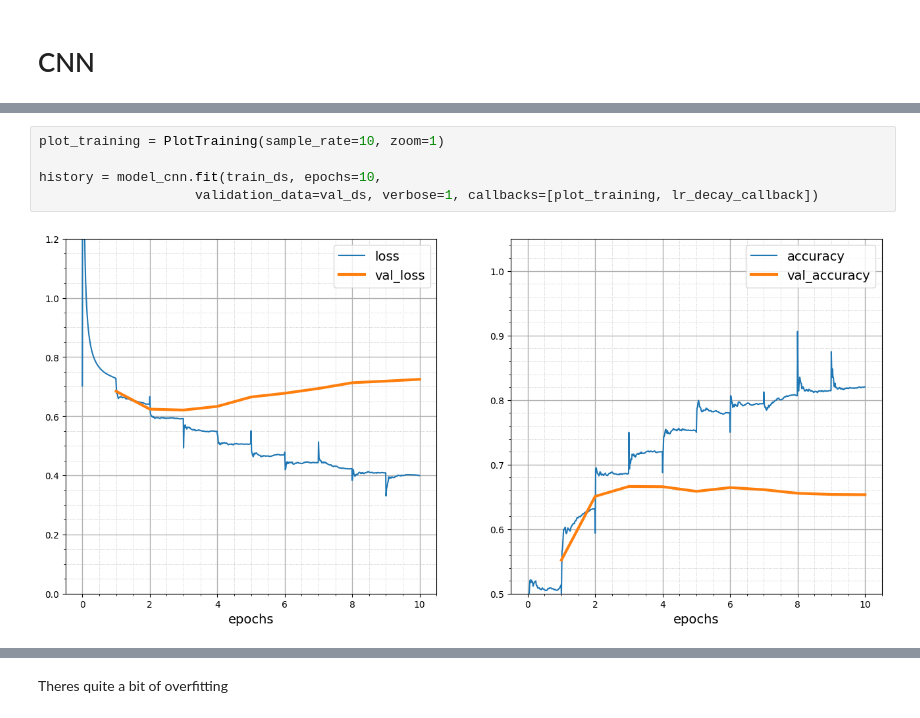
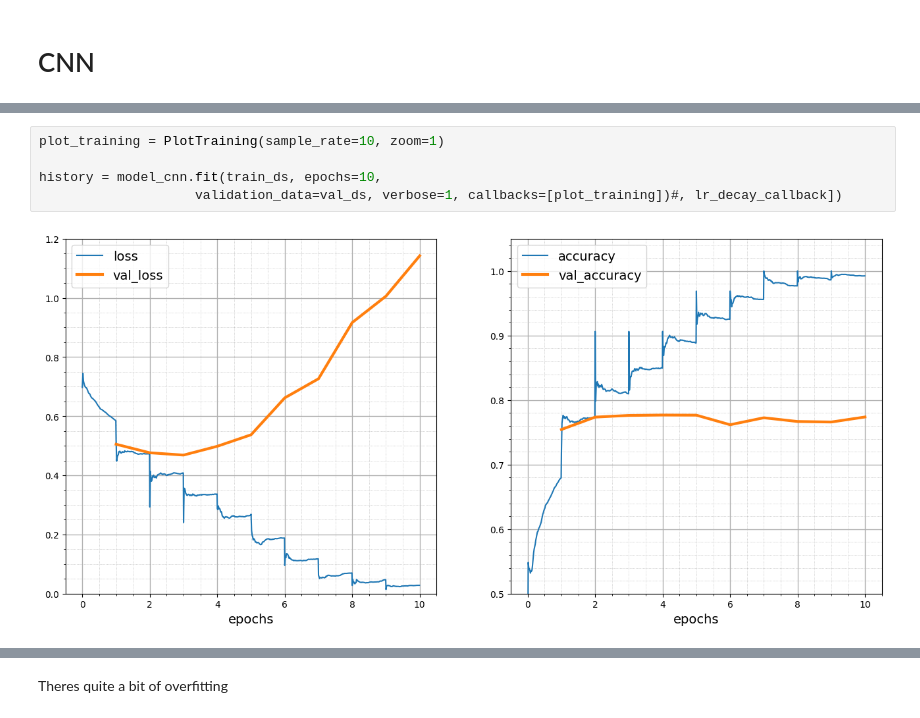
Before and after one commit to mohcenlaaroussi/cats_dogs_classification, a Jupyter notebook: cats_dogs_classification.ipynb, the cells around one changed output, grey strips where cells are left out. Saved outputs shown, nothing was run; the diff lists cells and outputs as text.

```diff
--- a/cats_dogs_classification.ipynb
+++ b/cats_dogs_classification.ipynb
@@ -816,7 +861,7 @@ _________________________________________________________________
 # %%
 plot_training = PlotTraining(sample_rate=10, zoom=1)
 
 history = model_cnn.fit(train_ds, epochs=10,
-                    validation_data=val_ds, verbose=1, callbacks=[plot_training, lr_decay_callback])
+                    validation_data=val_ds, verbose=1, callbacks=[plot_training])#, lr_decay_callback])
 # %% [output]
-[figure, old version]
+[figure, new version]
```
Also changed, not shown: parts of 10 cells of this notebook.
